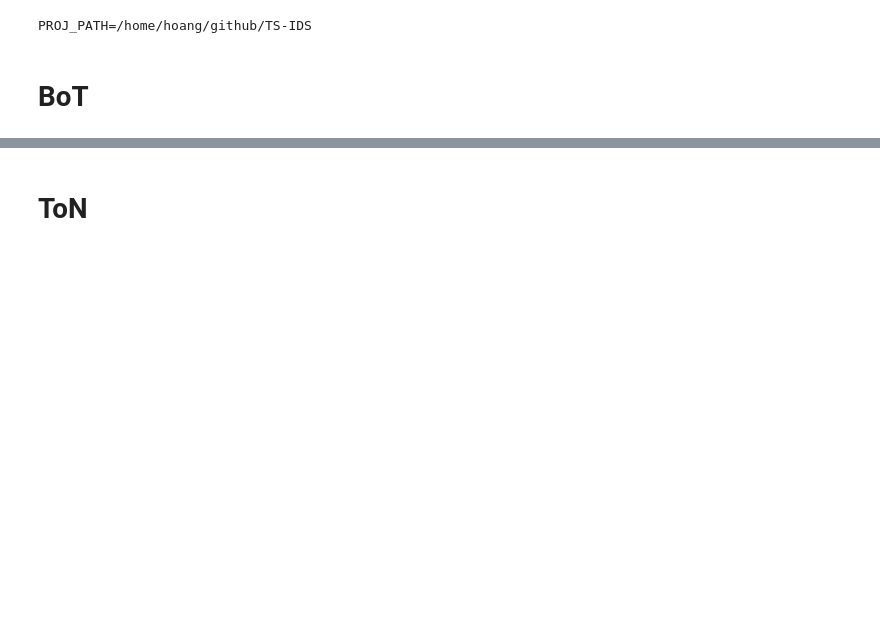
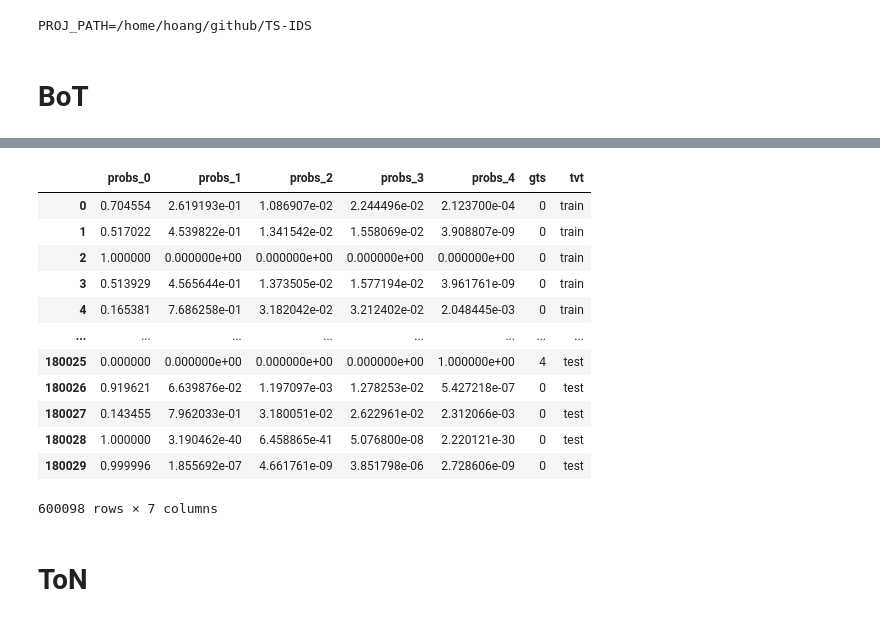
Before and after one commit to hoangntc/TS-IDS, a Jupyter notebook: experiment/3_baseline_EGraphSAGE.ipynb, the cells around one changed output, grey strips where cells are left out. Cells and saved outputs as stored; diff of their text form; code cells hidden in the pictures; blank space fills up the shorter version.

```diff
--- a/experiment/3_baseline_EGraphSAGE.ipynb
+++ b/experiment/3_baseline_EGraphSAGE.ipynb
@@ -118,8 +118,10 @@ def build_graph(scaler, encoder, X, y, cols_to_norm):
     X['h'] = X['h'].apply(lambda x: torch.tensor(x))
 
     G = nx.from_pandas_edgelist(
-        X, "IPV4_SRC_ADDR", "IPV4_DST_ADDR", ['h', cname_label], create_using=nx.MultiGraph())
-    G = G.to_directed()
+    X, "IPV4_SRC_ADDR", "IPV4_DST_ADDR", ['h', cname_label], create_using=nx.DiGraph())
+#     G = nx.from_pandas_edgelist(
+#         X, "IPV4_SRC_ADDR", "IPV4_DST_ADDR", ['h', cname_label], create_using=nx.MultiGraph())
+#     G = G.to_directed()
     G = from_networkx(G, edge_attrs=['h', cname_label])
 
     # Eq1
@@ -131,6 +133,21 @@ def build_graph(scaler, encoder, X, y, cols_to_norm):
     G = G.to(device)
 
     return G
+# %%
+def create_prob_df(
+    tvt_str,
+    model,
+    G,
+    node_features,
+    edge_features,
+    actual
+):
+    pred_prop = model(G, node_features, edge_features)
+    norm_pred_prop = torch.softmax(pred_prop, dim=1)
+    data_array = [pred_prop_ + [actual_, tvt_str] for pred_prop_, actual_ in zip(norm_pred_prop.tolist(), actual.tolist())]
+    cnames = [f'probs_{i}' for i in range(norm_pred_prop.shape[1])]
+    prob_df = pd.DataFrame(data_array, columns=cnames+['gts', 'tvt'])
+    return prob_df
 # %%
 def run_baseline(
     ds_name,
@@ -242,7 +267,7 @@ def run_baseline(
 # BoT
 # %%
 ds_name = 'NF-BoT-IoT'
-n_epochs = 10
+n_epochs = 5000
 device = 'cuda:0'
 # %%
 cname_label = 'Label'
@@ -263,8 +312,9 @@ f1_score 0.8116230628228629
 # %%
 cname_label = 'Attack'
-run_baseline(
+bot_multi_prob_df = run_baseline(
     ds_name,
     cname_label,
     n_epochs
 )
+bot_multi_prob_df.to_csv('../output/EGraphSAGE_nf_bot_multi.csv', index=False)
 # %% [output]
@@ -279,3 +338,19 @@ f1_score 0.09455368549686163
+# %%
+bot_multi_prob_df
+# %% [output]
+|  | probs_0 | probs_1 | probs_2 | probs_3 | probs_4 | gts | tvt |
+| 0 | 0.704554 | 2.619193e-01 | 1.086907e-02 | 2.244496e-02 | 2.123700e-04 | 0 | train |
+| 1 | 0.517022 | 4.539822e-01 | 1.341542e-02 | 1.558069e-02 | 3.908807e-09 | 0 | train |
+| 2 | 1.000000 | 0.000000e+00 | 0.000000e+00 | 0.000000e+00 | 0.000000e+00 | 0 | train |
+| 3 | 0.513929 | 4.565644e-01 | 1.373505e-02 | 1.577194e-02 | 3.961761e-09 | 0 | train |
+| 4 | 0.165381 | 7.686258e-01 | 3.182042e-02 | 3.212402e-02 | 2.048445e-03 | 0 | train |
+| ... | ... | ... | ... | ... | ... | ... | ... |
+| 180025 | 0.000000 | 0.000000e+00 | 0.000000e+00 | 0.000000e+00 | 1.000000e+00 | 4 | test |
+| 180026 | 0.919621 | 6.639876e-02 | 1.197097e-03 | 1.278253e-02 | 5.427218e-07 | 0 | test |
+| 180027 | 0.143455 | 7.962033e-01 | 3.180051e-02 | 2.622961e-02 | 2.312066e-03 | 0 | test |
+| 180028 | 1.000000 | 3.190462e-40 | 6.458865e-41 | 5.076800e-08 | 2.220121e-30 | 0 | test |
+| 180029 | 0.999996 | 1.855692e-07 | 4.661761e-09 | 3.851798e-06 | 2.728606e-09 | 0 | test |
+600098 rows × 7 columns
 # %% [markdown]
 # ToN
 # %%
```
Also changed, not shown: parts of 26 cells of this notebook, 9 other files.
